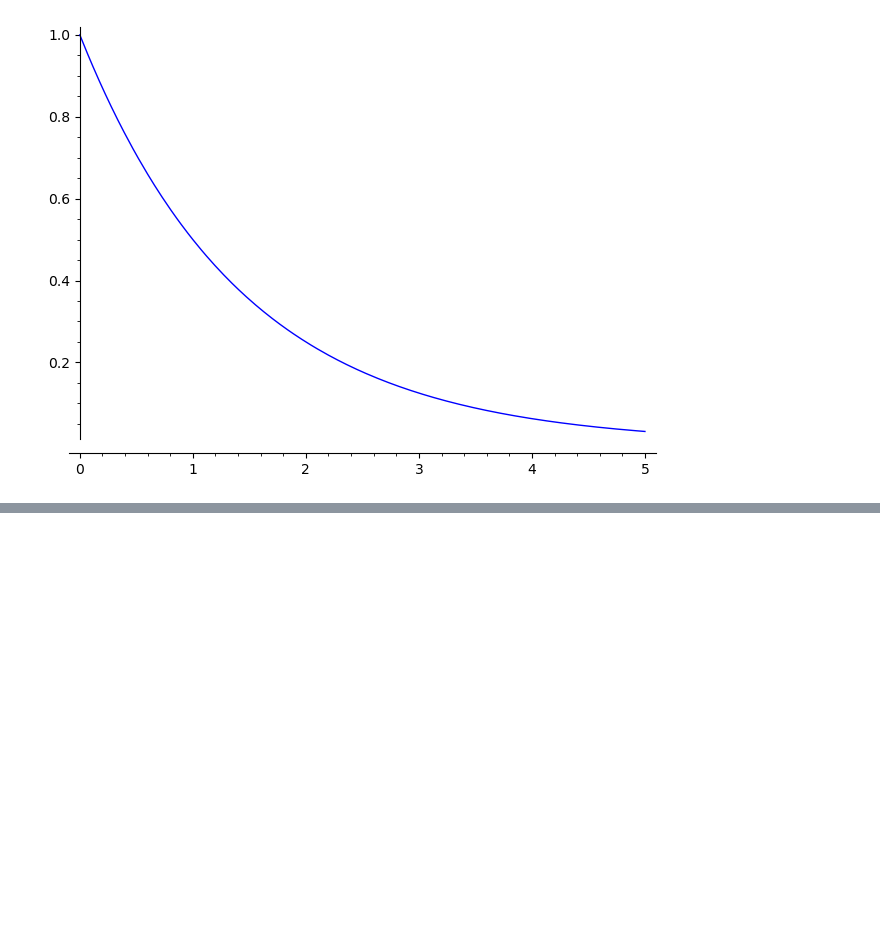
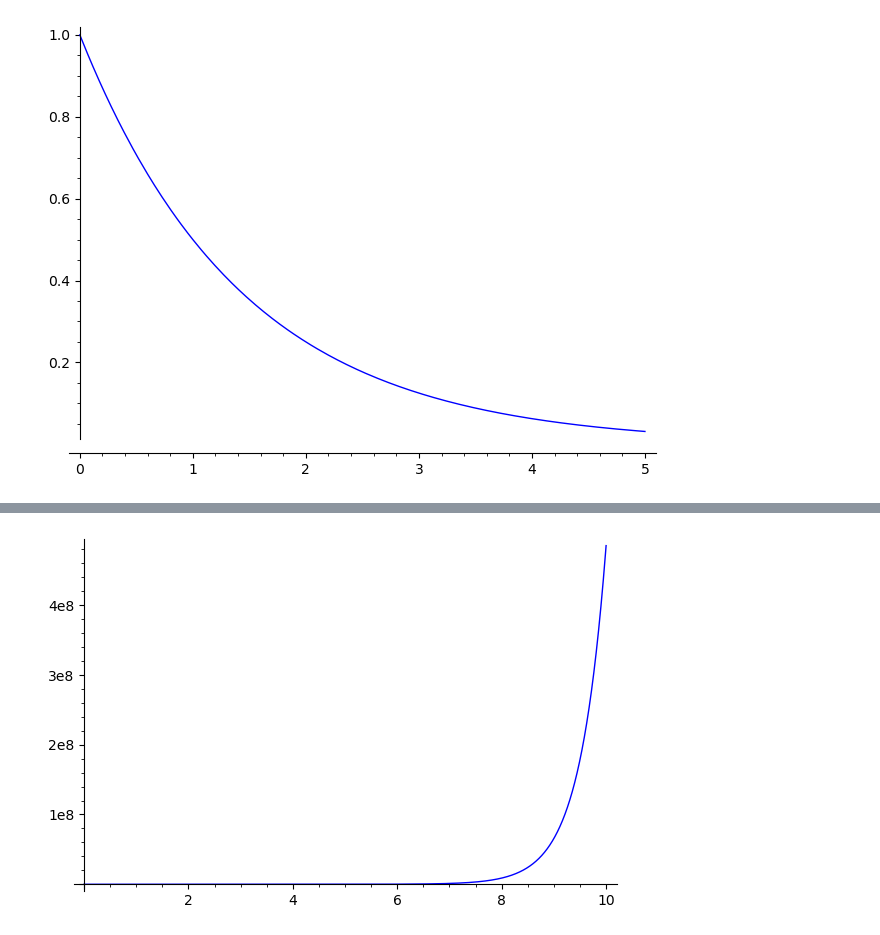
Before and after one commit to adhalanay/curs-ecologie, a Jupyter notebook: Cursul3.ipynb, the cells around one changed output, grey strips where cells are left out. Cells and saved outputs as stored; diff of their text form; code cells hidden in the pictures; blank space fills up the shorter version.

```diff
--- a/Cursul3.ipynb
+++ b/Cursul3.ipynb
@@ -136,0 +143,7 @@ plot(f,(0,5))
+# %%
+t=var('t')
+r=2
+f(t)=exp(r*t)
+plot(f,(0,10))
+# %% [output]
+[figure, added]
```
Also changed, not shown: parts of 6 cells of this notebook.
